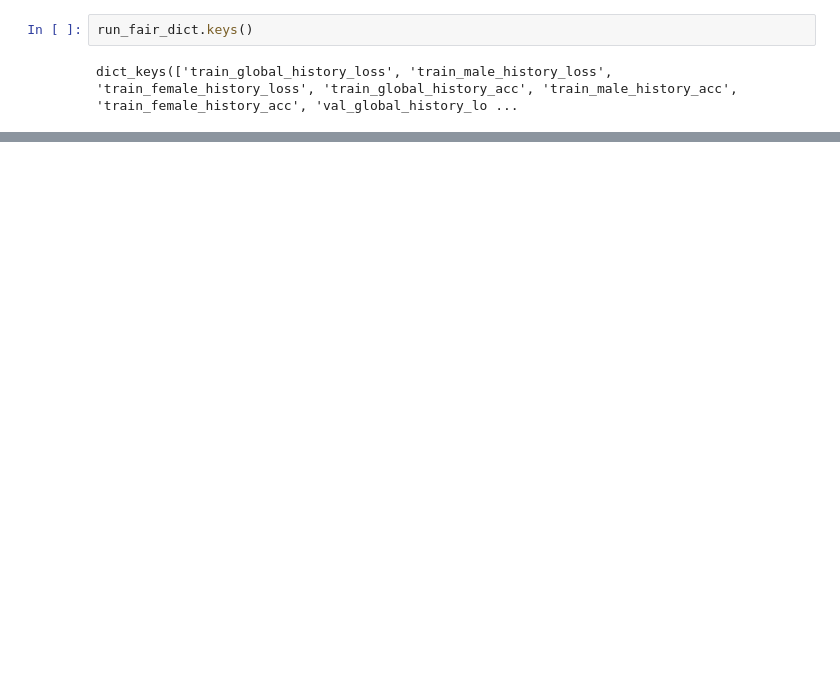
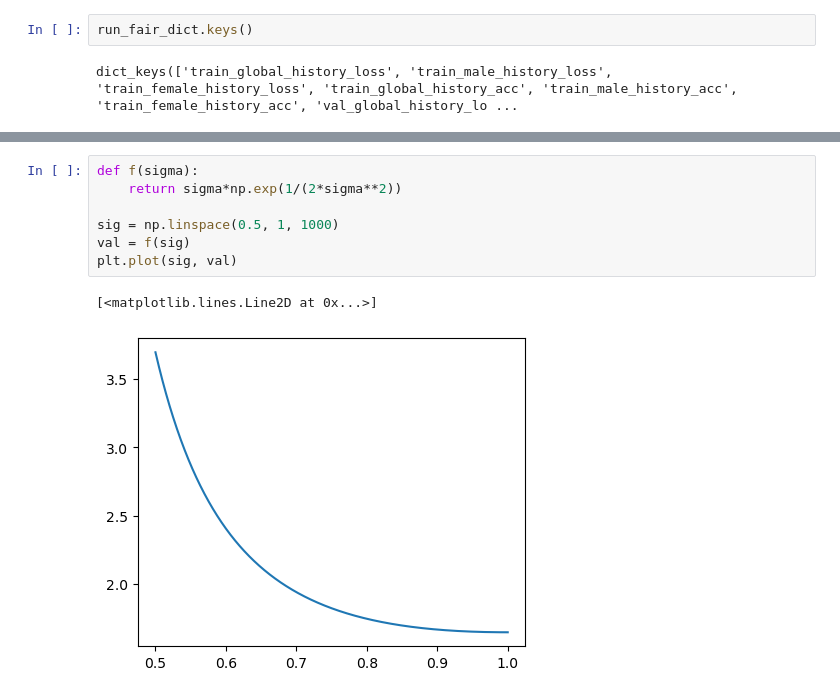
Before and after one commit to khangtran2020/FairDP, a Jupyter notebook: Error_Analysis.ipynb, the cells around one changed output, grey strips where cells are left out. Drawn from its saved outputs; the diff is of its cells as text; blank space fills up the shorter version.

```diff
--- a/Error_Analysis.ipynb
+++ b/Error_Analysis.ipynb
@@ -81,0 +227,10 @@ axs[1].legend(loc=2)
+# %%
+def f(sigma):
+    return sigma*np.exp(1/(2*sigma**2))
+
+sig = np.linspace(0.5, 1, 1000)
+val = f(sig)
+plt.plot(sig, val)
+# %% [output]
+[<matplotlib.lines.Line2D at 0x...>]
+[figure, added]
```
Also changed, not shown: parts of 13 cells of this notebook, 6 other files.
